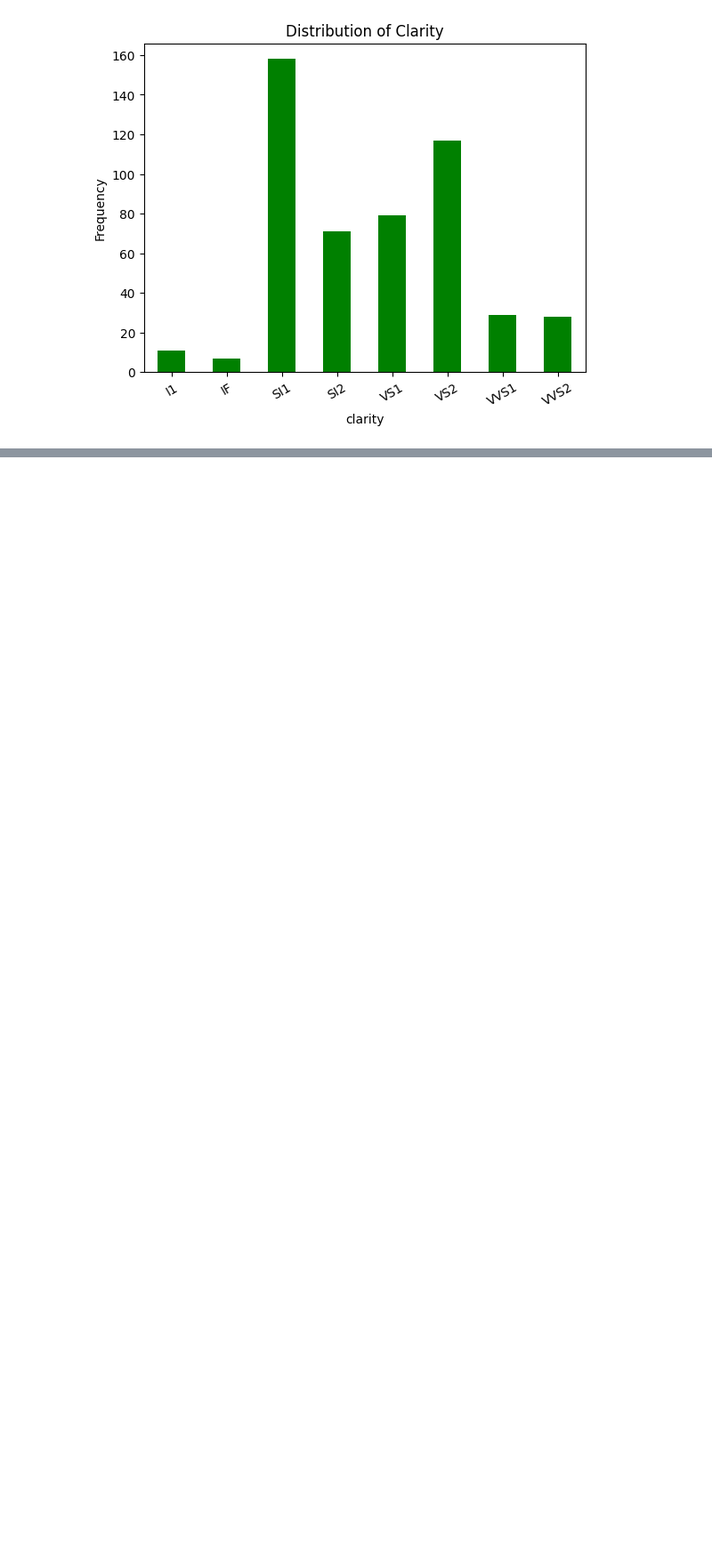
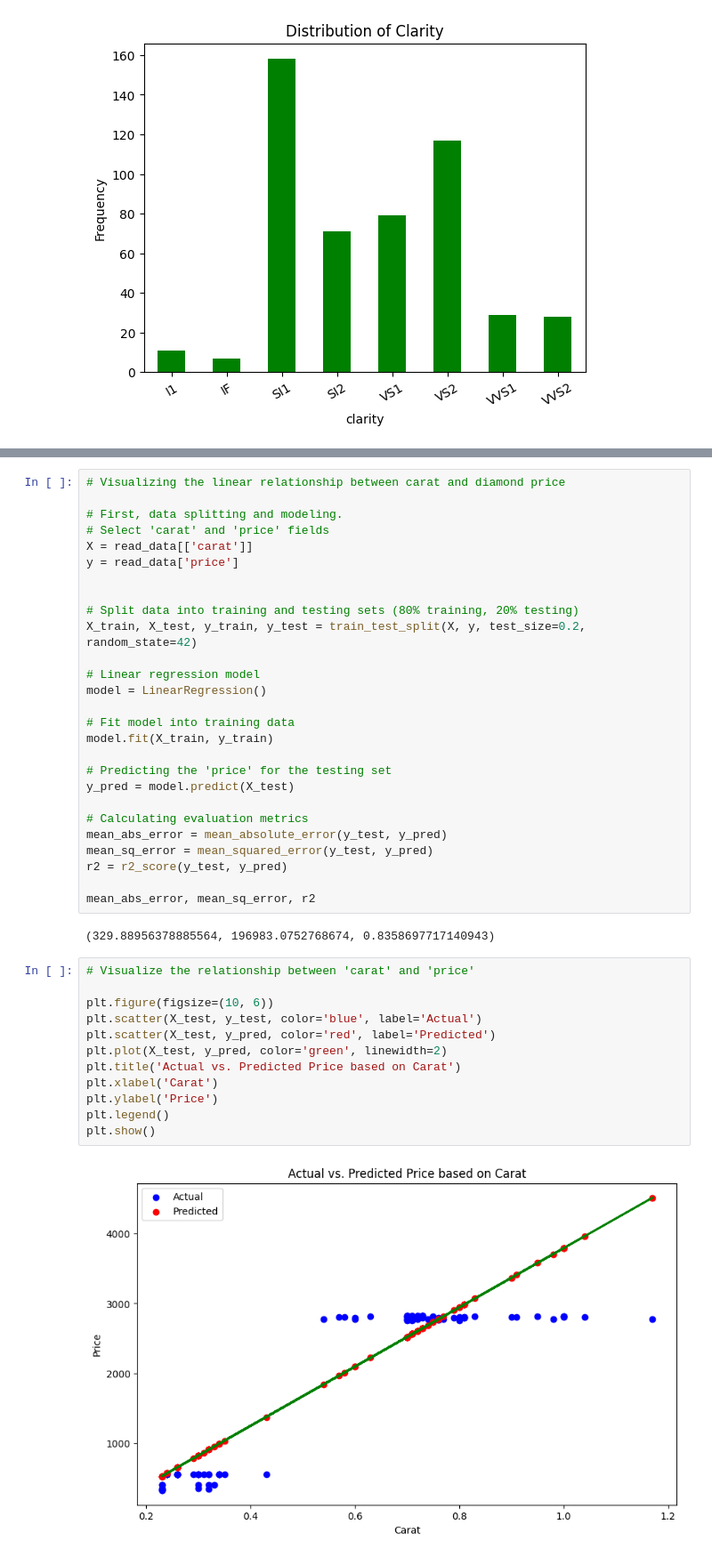
Before and after one commit to DixieKorley/diamonds_data_analysis, a Jupyter notebook: diamond_analysis.ipynb, the cells around one changed output, grey strips where cells are left out. Shown at 89% size. Saved outputs shown, nothing was run; the diff lists cells and outputs as text; blank space fills up the shorter version.

Commit message:
add predictive visualization

```diff
--- a/diamond_analysis.ipynb
+++ b/diamond_analysis.ipynb
@@ -160,0 +169,43 @@ plot_categorical_distribution(read_data['clarity'], 'Distribution of Clarity', c
+# %%
+# Visualizing the linear relationship between carat and diamond price
+
+# First, data splitting and modeling.
+# Select 'carat' and 'price' fields
+X = read_data[['carat']]
+y = read_data['price']
+
+
+# Split data into training and testing sets (80% training, 20% testing)
+X_train, X_test, y_train, y_test = train_test_split(X, y, test_size=0.2, random_state=42)
+
+# Linear regression model
+model = LinearRegression()
+
+# Fit model into training data
+model.fit(X_train, y_train)
+
+# Predicting the 'price' for the testing set
+y_pred = model.predict(X_test)
+
+# Calculating evaluation metrics
+mean_abs_error = mean_absolute_error(y_test, y_pred)
+mean_sq_error = mean_squared_error(y_test, y_pred)
+r2 = r2_score(y_test, y_pred)
+
+mean_abs_error, mean_sq_error, r2
+# %% [output]
+(329.88956378885564, 196983.0752768674, 0.8358697717140943)
+# %%
+# Visualize the relationship between 'carat' and 'price'
+
+plt.figure(figsize=(10, 6))
+plt.scatter(X_test, y_test, color='blue', label='Actual')
+plt.scatter(X_test, y_pred, color='red', label='Predicted')
+plt.plot(X_test, y_pred, color='green', linewidth=2)
+plt.title('Actual vs. Predicted Price based on Carat')
+plt.xlabel('Carat')
+plt.ylabel('Price')
+plt.legend()
+plt.show()
+# %% [output]
+[figure, added]
```
Also changed, not shown: parts of 4 cells of this notebook.
